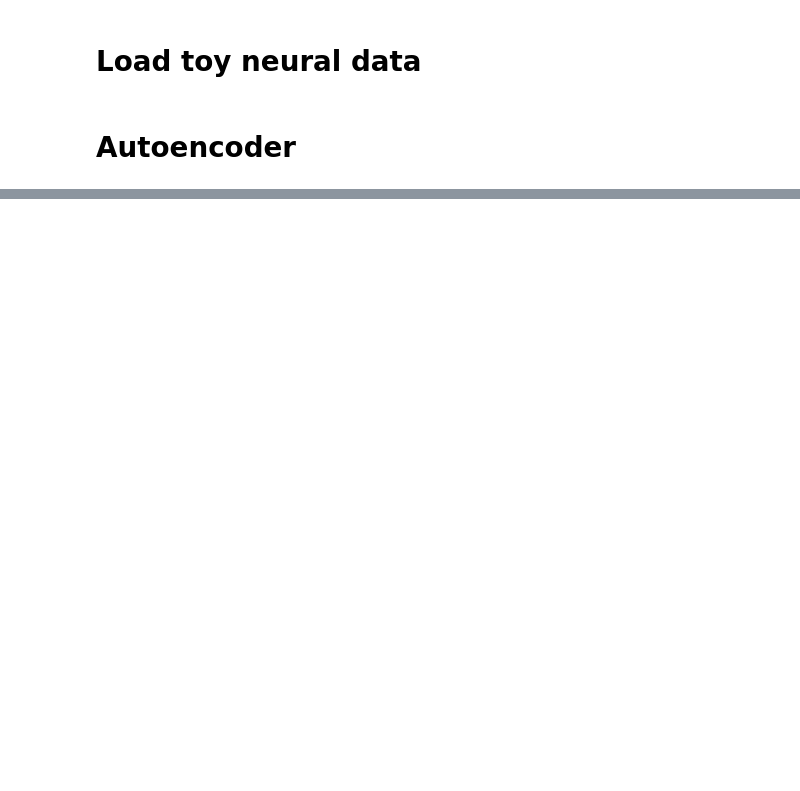
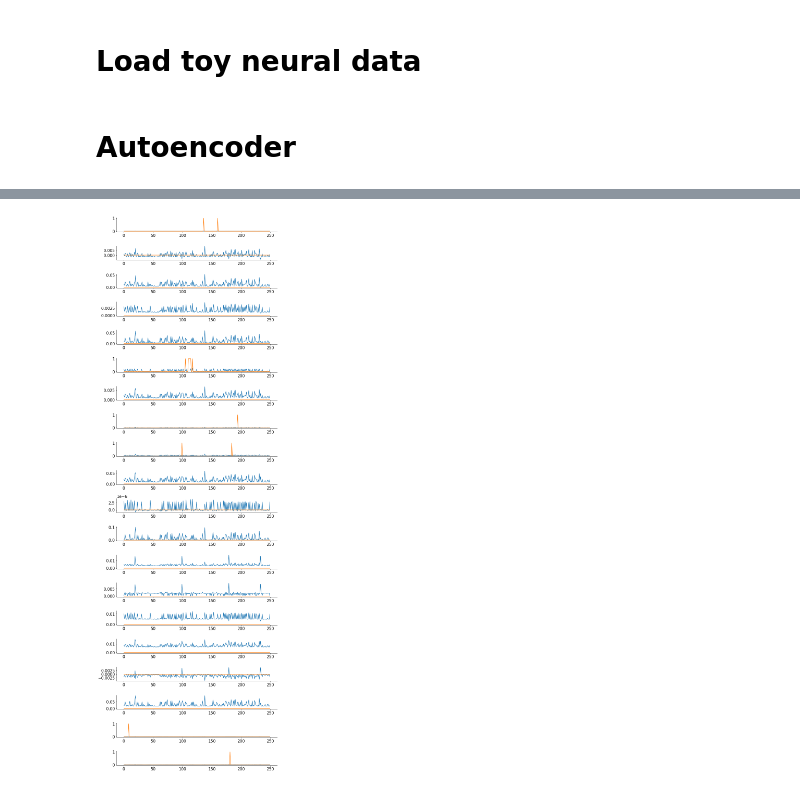
Before and after one commit to wanyuL/ReinforcementRats2021, a Jupyter notebook: ReinforcementRats_JupyterNotebook.ipynb, the cells around one changed output, grey strips where cells are left out. Drawn from its saved outputs; the diff is of its cells as text; code cells hidden in the pictures; blank space fills up the shorter version.

```diff
--- a/ReinforcementRats_JupyterNotebook.ipynb
+++ b/ReinforcementRats_JupyterNotebook.ipynb
@@ -455,0 +540,15 @@ plt.plot(plot_testxN)
+# %%
+fig, axs = plt.subplots(20, figsize=(10, 30))
+fig.suptitle('')
+
+i=10
+
+pltTestXN=ShuffledCori_MOs[:,i,:]
+pltTestXN=torch.tensor(pltTestXN).float()
+plot_testxN=vae.forward(pltTestXN).detach().numpy()
+
+for j in range(20):
+        axs[j].plot(plot_testxN[:,j])
+        axs[j].plot(ShuffledCori_MOs[:,i,j])
+# %% [output]
+[figure, added]
```
Also changed, not shown: parts of 27 cells of this notebook.
